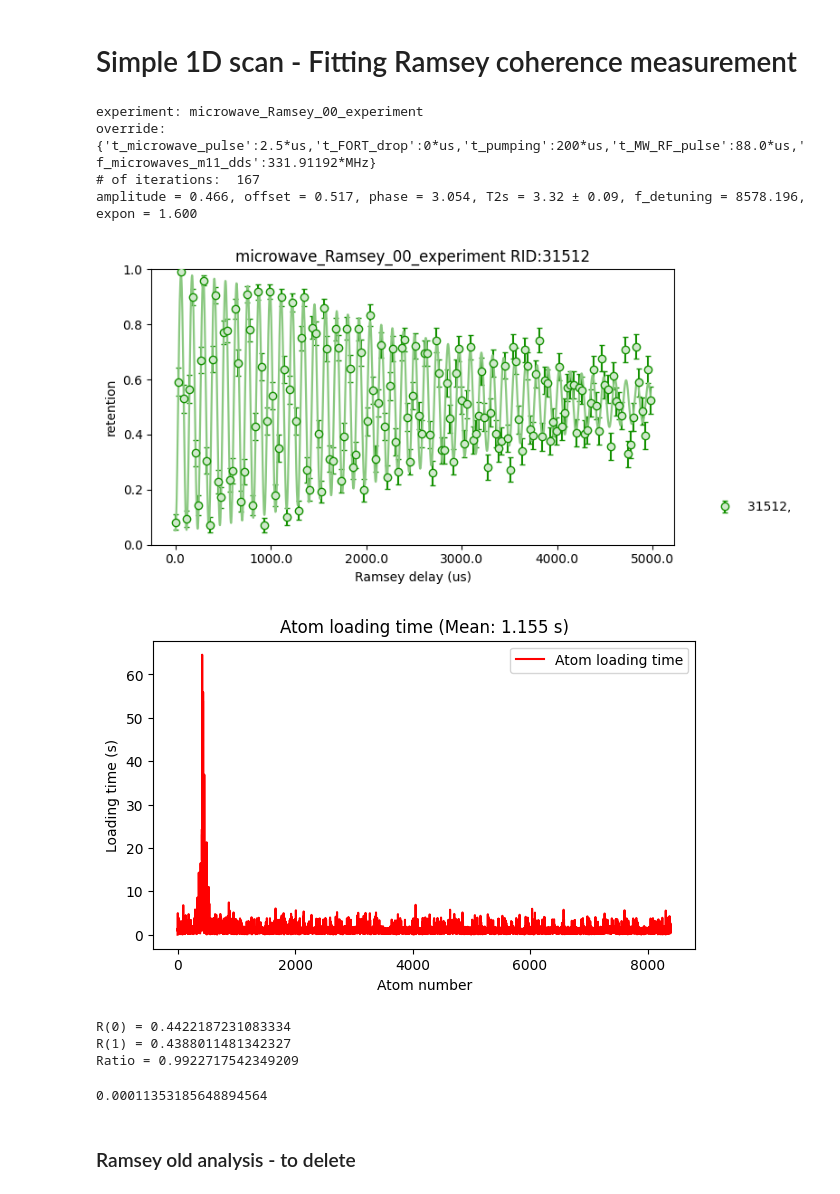
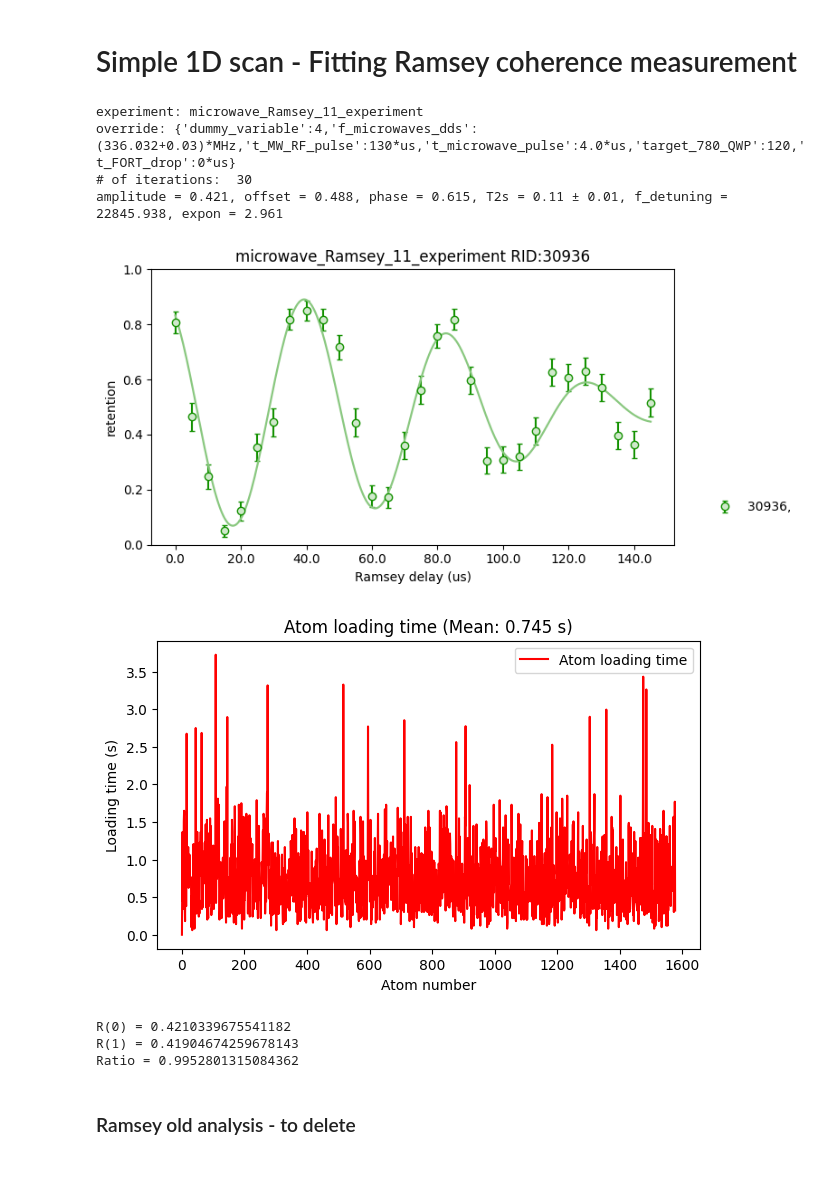
Before and after one commit to QuantumQuadrate/qn_artiq_routines, a Jupyter notebook: Analysis/Microwave analysis/Microwave_analysis_2025.ipynb, the cells around one changed output. Saved outputs shown, nothing was run; the diff lists cells and outputs as text; code cells hidden in the pictures.

```diff
--- a/Analysis/Microwave analysis/Microwave_analysis_2025.ipynb
+++ b/Analysis/Microwave analysis/Microwave_analysis_2025.ipynb
@@ -2,7 +2,7 @@
 # Mapping atom analysis
 Valid for experiments from 2025-04-30 until ...
 # %%
-date_filters = ["2025-12-18"]
+date_filters = ["2025-10-01"]
 
 from matplotlib import pyplot as plt
 import matplotlib as mpl
@@ -621,7 +624,7 @@ Ramsey analysis and fitting. Does not work in 2D scans; only looks at scan_seque
 
 """
 file_indices = {
-    8: '',
+    42: '',
     # 11: ''
 }
 
@@ -669,7 +672,7 @@ for idx, f_item in enumerate(file_indices.items()):
     ########################  Ramsey fit
     ###       [A, offset, phase, T2s, f_detuning, exponent]
     p0_guess = [0.5, 0.5, 3.14, 3.2e-3, +8600, 2]
-    bounds   = ([0.4, 0.4, -2 * np.pi, 1e-3, 1000, 0.5],
+    bounds   = ([0.4, 0.4, -2 * np.pi, 1e-5, 1000, 0.5],
                   [0.6, 0.6, 2 * np.pi, 8e-3, 40000, 3])
 
     # model = lambda t, A, offset, phase, T2s, f_detuning: offset + A * (1+0.95*(t/T2s)**2)**(-3/2)*np.cos((2*np.pi*(f_detuning))*t - 3*np.arctan(0.97*t/T2s) + phase)
@@ -724,39 +727,39 @@ for idx, f_item in enumerate(file_indices.items()):
         "yerr": yerrs,
         "label": f"{rid}, {f_comment}",
         "color": color3,
         "fit": (hi_res_x_us, yfit),             # yfit computed from seconds; just rescale x
         # "fit_style": {"linestyle": "--"}      # optional
     }]
 
     plot_series_with_fit(
         series,
         title=experiment_function + f" RID:{rid}",
         xlabel="Ramsey delay (us)",
         ylabel="retention",
         ylim=(0, 1),
         figsize=(8, 4),
         legend_out=True,
         save="Ramsey.pdf",
         grid=False
     )
 
 
 #####  Plot Atom_loading_time
 mean_loading_time = np.mean(Atom_loading_time)
 plt.figure(figsize=(7, 4))
 plt.plot(Atom_loading_time, 'r-', label='Atom loading time')
 plt.xlabel("Atom number")
 plt.ylabel("Loading time (s)")
 plt.title(f"Atom loading time (Mean: {mean_loading_time:.3f} s)")
 plt.legend(loc='best')
 plt.show()
 # %% [output]
-experiment: microwave_Ramsey_00_experiment
-override: {'t_microwave_pulse':2.5*us,'t_FORT_drop':0*us,'t_pumping':200*us,'t_MW_RF_pulse':88.0*us,'f_microwaves_m11_dds':331.91192*MHz}
-# of iterations:  167
-amplitude = 0.466, offset = 0.517, phase = 3.054, T2s = 3.32 ± 0.09, f_detuning = 8578.196, expon = 1.600
+experiment: microwave_Ramsey_11_experiment
+override: {'dummy_variable':4,'f_microwaves_dds':(336.032+0.03)*MHz,'t_MW_RF_pulse':130*us,'t_microwave_pulse':4.0*us,'target_780_QWP':120,'t_FORT_drop':0*us}
+# of iterations:  30
+amplitude = 0.421, offset = 0.488, phase = 0.615, T2s = 0.11 ± 0.01, f_detuning = 22845.938, expon = 2.961
-[figure, old version]
+[figure, new version]
-[figure, old version]
+[figure, new version]
 # %%
 A, offset, phase, T2s, f_detuning, expon = popt
 
@@ -764,20 +767,16 @@ def R(t):
     return A * np.exp(-(t / T2s)**2)
 
 R0 = R(0)
-R1 = R(10e-6)
+R1 = R(7.7e-6)
 ratio = R1 / R0
 
 print("R(0) =", R0)
 print("R(1) =", R1)
 print("Ratio =", ratio)
 # %% [output]
-R(0) = 0.4422187231083334
-R(1) = 0.4388011481342327
-Ratio = 0.9922717542349209
+R(0) = 0.4210339675541182
+R(1) = 0.41904674259678143
+Ratio = 0.9952801315084362
-# %%
-T2s
-# %% [output]
-0.00011353185648894564
 # %% [markdown]
 ### Ramsey old analysis - to delete
 # %% [markdown]
```
Also changed, not shown: parts of 2 cells of this notebook, 2 other files.
